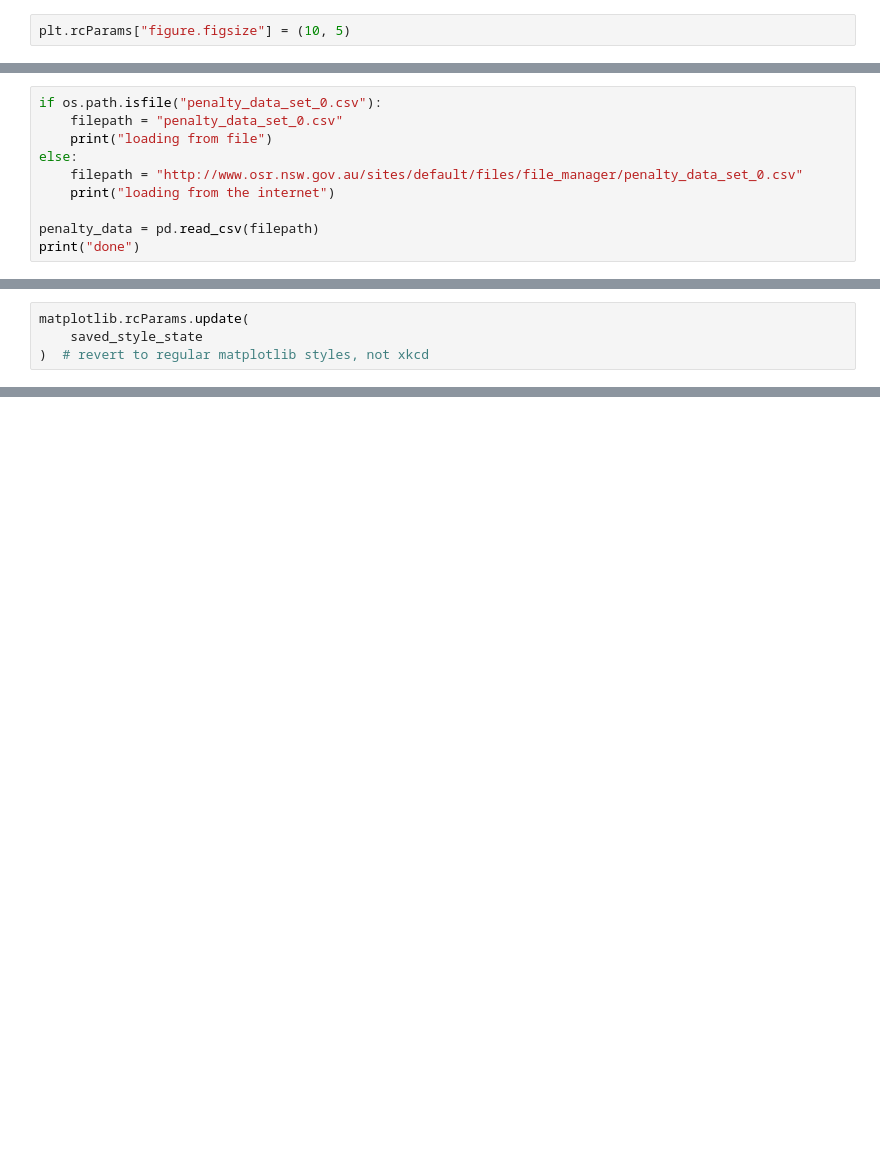
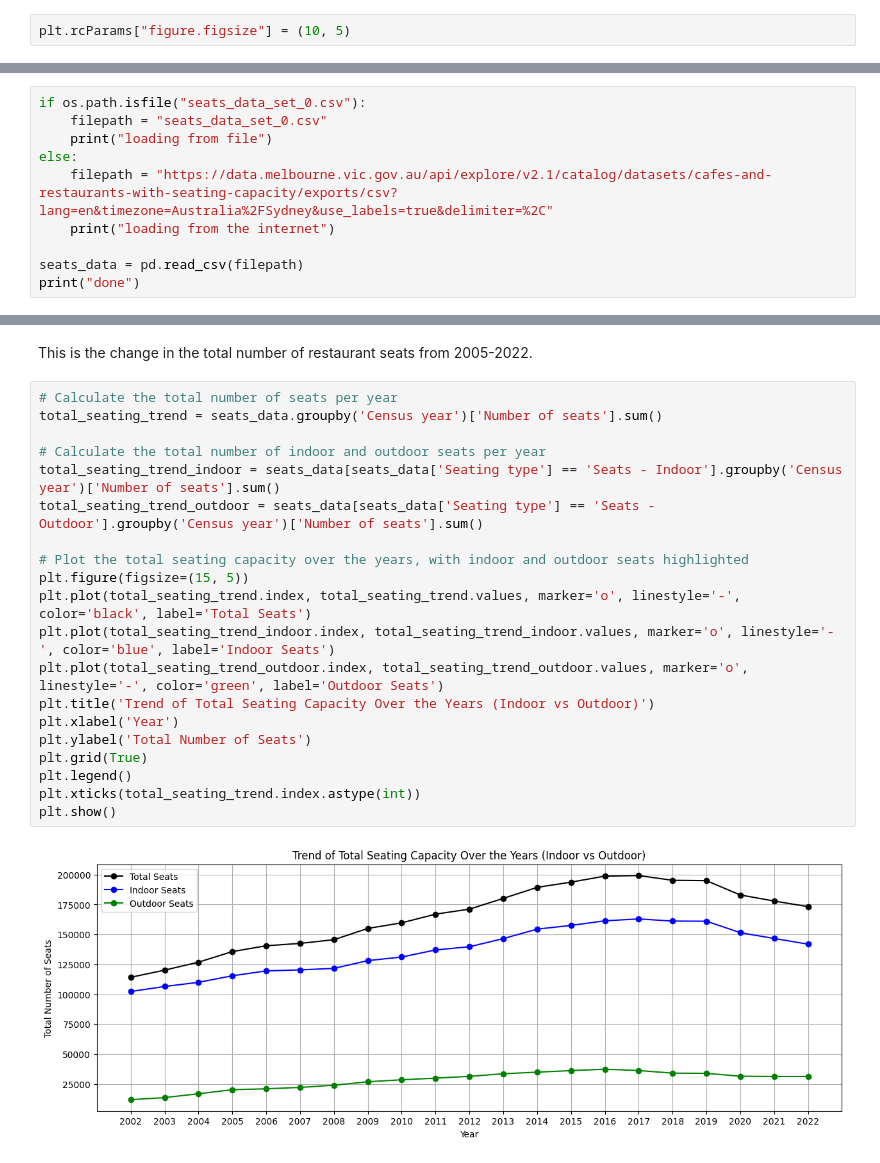
Before and after one commit to 1Elodie/seats_dataset, a Jupyter notebook: basic_pandas.ipynb, the cells around one changed output, grey strips where cells are left out. Cells and saved outputs as stored; diff of their text form; blank space fills up the shorter version.

```diff
--- a/basic_pandas.ipynb
+++ b/basic_pandas.ipynb
@@ -30,10 +49,0 @@ Pandas is pretty smart, it can get data from the internet just as easily as from
-# %%
-if os.path.isfile("penalty_data_set_0.csv"):
-    filepath = "penalty_data_set_0.csv"
-    print("loading from file")
-else:
-    filepath = "http://www.osr.nsw.gov.au/sites/default/files/file_manager/penalty_data_set_0.csv"
-    print("loading from the internet")
-
-penalty_data = pd.read_csv(filepath)
-print("done")
@@ -564,4 +49,0 @@ plt.show()
-# %%
-matplotlib.rcParams.update(
-    saved_style_state
-)  # revert to regular matplotlib styles, not xkcd
@@ -700,0 +52,10 @@ So you could use this function in an `apply` to make a new column on cleaned up
+# %%
+if os.path.isfile("seats_data_set_0.csv"):
+    filepath = "seats_data_set_0.csv"
+    print("loading from file")
+else:
+    filepath = "https://data.melbourne.vic.gov.au/api/explore/v2.1/catalog/datasets/cafes-and-restaurants-with-seating-capacity/exports/csv?lang=en&timezone=Australia%2FSydney&use_labels=true&delimiter=%2C"
+    print("loading from the internet")
+
+seats_data = pd.read_csv(filepath)
+print("done")
@@ -700,0 +76,24 @@ So you could use this function in an `apply` to make a new column on cleaned up
+# %% [markdown]
+This is the change in the total number of restaurant seats from 2005-2022.
+# %%
+# Calculate the total number of seats per year
+total_seating_trend = seats_data.groupby('Census year')['Number of seats'].sum()
+
+# Calculate the total number of indoor and outdoor seats per year
+total_seating_trend_indoor = seats_data[seats_data['Seating type'] == 'Seats - Indoor'].groupby('Census year')['Number of seats'].sum()
+total_seating_trend_outdoor = seats_data[seats_data['Seating type'] == 'Seats - Outdoor'].groupby('Census year')['Number of seats'].sum()
+
+# Plot the total seating capacity over the years, with indoor and outdoor seats highlighted
+plt.figure(figsize=(15, 5))
+plt.plot(total_seating_trend.index, total_seating_trend.values, marker='o', linestyle='-', color='black', label='Total Seats')
+plt.plot(total_seating_trend_indoor.index, total_seating_trend_indoor.values, marker='o', linestyle='-', color='blue', label='Indoor Seats')
+plt.plot(total_seating_trend_outdoor.index, total_seating_trend_outdoor.values, marker='o', linestyle='-', color='green', label='Outdoor Seats')
+plt.title('Trend of Total Seating Capacity Over the Years (Indoor vs Outdoor)')
+plt.xlabel('Year')
+plt.ylabel('Total Number of Seats')
+plt.grid(True)
+plt.legend()
+plt.xticks(total_seating_trend.index.astype(int))
+plt.show()
+# %% [output]
+[figure, added]
```
Also changed, not shown: parts of 127 cells of this notebook, 11 other files.
